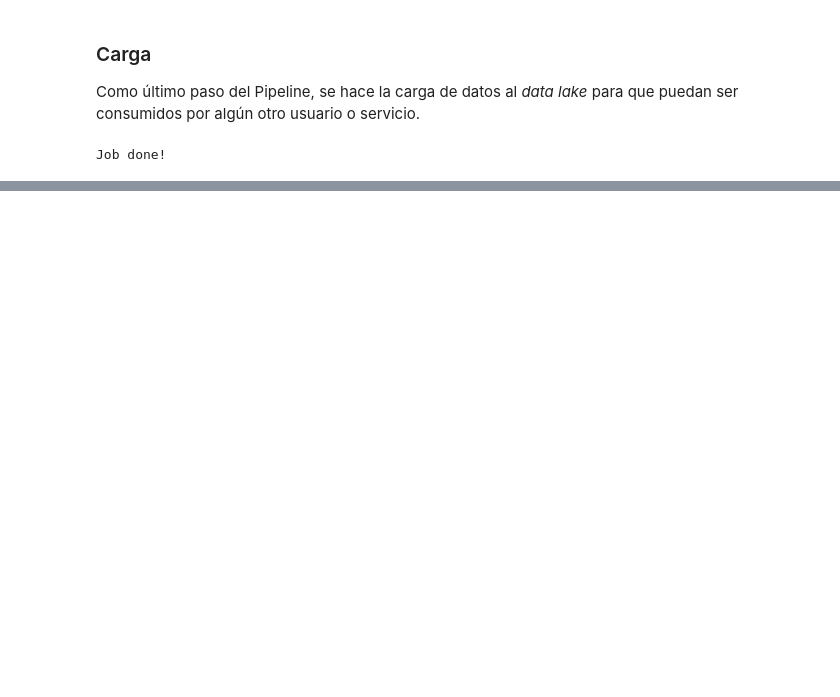
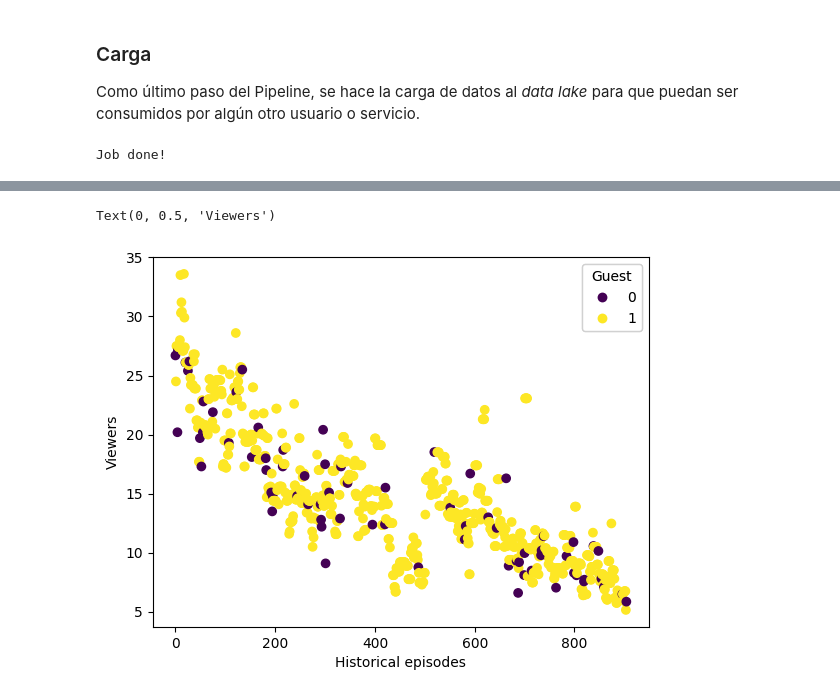
Before and after one commit to CAMM961001/simpson_big_data, a Jupyter notebook: scrapper.ipynb, the cells around one changed output, grey strips where cells are left out. Cells and saved outputs as stored; diff of their text form; code cells hidden in the pictures; blank space fills up the shorter version.

```diff
--- a/scrapper.ipynb
+++ b/scrapper.ipynb
@@ -128,0 +154,28 @@ query
+# %%
+query = '''
+SELECT
+    a.season,
+    a.title,
+    a.viewers,
+    b.guest_star
+FROM simpsons.episodes AS a
+LEFT JOIN simpsons.guests AS b
+ON a.season = b.season
+AND a.code = b.prod_code;
+'''
+
+episodes_guests = wr.athena.read_sql_query(query, database='simpsons', ctas_approach=False)
+
+episodes_guests = (
+    episodes_guests
+    .assign(
+        # Remove " from title
+        title = lambda df_: df_.title.str.replace('"', ''),
+        # Convert to numeric
+        season = lambda df_: df_.season.astype(int),
+        viewers = lambda df_: df_.viewers.astype(float),
+        guest_flag = lambda df_: ~pd.isna(df_.guest_star)
+    )
+)
+
+episodes_guests.head()
@@ -128,0 +189,18 @@ query
+# %%
+fig, ax = plt.subplots()
+
+scatter = ax.scatter(
+    x=episodes_guests.index
+    ,y=episodes_guests['viewers']
+    ,c=episodes_guests['guest_flag']
+)
+
+legend = ax.legend(*scatter.legend_elements(num=1),
+                    loc="upper right", title="Guest")
+ax.add_artist(legend)
+
+ax.set_xlabel('Historical episodes')
+ax.set_ylabel('Viewers')
+# %% [output]
+Text(0, 0.5, 'Viewers')
+[figure, added]
```
Also changed, not shown: parts of 15 cells of this notebook.
